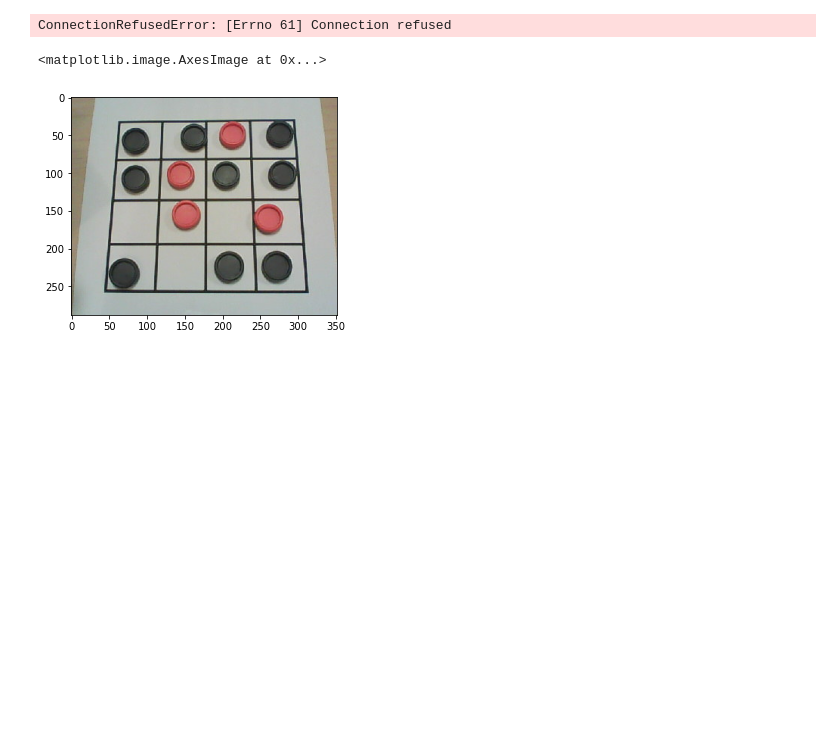
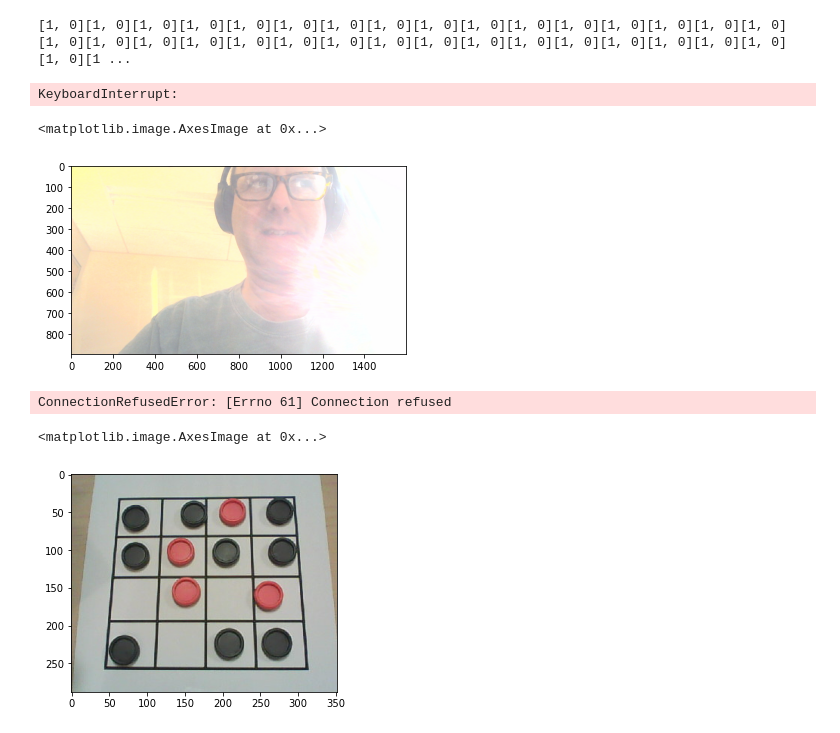
Before and after one commit to bblais/AI-and-Robotics-Fall-2022-Class-Notebooks, a Jupyter notebook: Sprint #5 - Misc/RPC_On_Laptop.ipynb, the cells around one changed output. Cells and saved outputs as stored; diff of their text form; code cells hidden in the pictures; blank space fills up the shorter version.

```diff
--- a/Sprint #5 - Misc/RPC_On_Laptop.ipynb
+++ b/Sprint #5 - Misc/RPC_On_Laptop.ipynb
@@ -4,3 +56,14 @@ from pylab import *
+# %%
+while True:
+    print(server.position(),end="")
+# %% [output]
+[1, 0][1, 0][1, 0][1, 0][1, 0][1, 0][1, 0][1, 0][1, 0][1, 0][1, 0][1, 0][1, 0][1, 0][1, 0][1, 0][1, 0][1, 0][1, 0][1, 0][1, 0][1, 0][1, 0][1, 0][1, 0][1, 0][1, 0][1, 0][1, 0][1, 0][1, 0][1, 0][1, 0][1 ...
+KeyboardInterrupt:
+# %%
+imshow(arr)
+# %% [output]
+<matplotlib.image.AxesImage at 0x...>
+[figure, added]
 # %%
 import xmlrpc.client
 # %%
```
Also changed, not shown: parts of 12 cells of this notebook, 5 other files.
